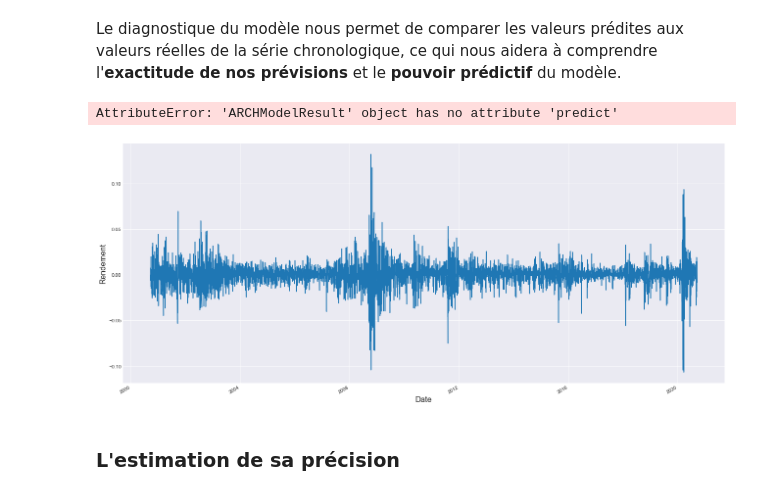
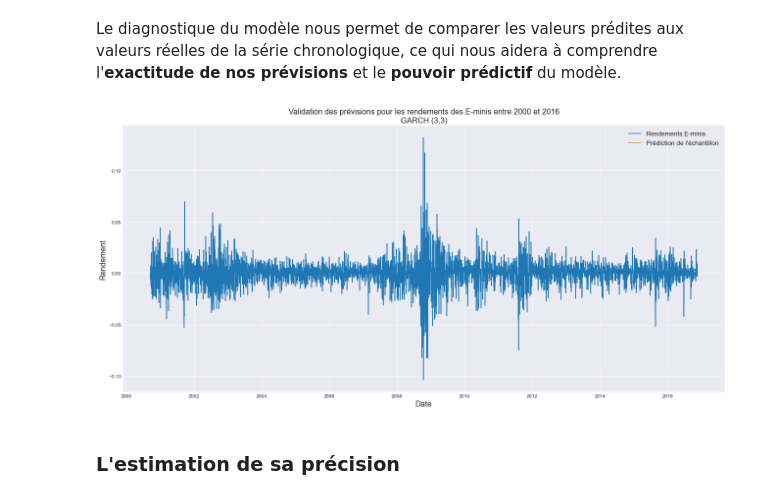
Before and after one commit to Lawisss/Helenos-Model, a Jupyter notebook: GARCH.ipynb, the cells around one changed output. Saved outputs shown, nothing was run; the diff lists cells and outputs as text; code cells hidden in the pictures.

Commit message:
GARCH Progression #3

```diff
--- a/GARCH.ipynb
+++ b/GARCH.ipynb
@@ -197,3 +192,17 @@ result = mdl.fit(update_freq=5, disp='off')
+# %%
+# Simulation GARCH et affichage modèle
+
+mdl = arch_model(TStraining, p=3, o=0, q=3, rescale=False)
+result = mdl.fit(update_freq=5, disp='off')
+
+# Building Dataframe for fitting GARCH model
+garch_df = pd.DataFrame(data["spx_ret"].shift(1).loc[data.index])
+garch_df.at[train_df.index, "spx_ret"] = train_df["spx_ret"]
+
+# Instantating the model with the full dataset, parameters and specifying the model to be a GARCH model
+mdl = arch_model(garch_df["spx_ret"][1:], p=3, q=3, vol ="GARCH")
+# Fitting the model on all the data just before the date specified in "last_obs" argument
+result = mdl.fit(last_obs=test_df.index[0], update_freq=5)
 # %%
 tsplot(result.resid, lags=30)
 # %% [output]
@@ -314,25 +323,28 @@ La p-value est de 3.782581158541961e-96. Le résidu ne semble pas normalement di
 # %% [markdown]
 Le diagnostique du modèle nous permet de comparer les valeurs prédites aux valeurs réelles de la série chronologique, ce qui nous aidera à comprendre l'**exactitude de nos prévisions** et le **pouvoir prédictif** du modèle.
 # %%
-# Configuration du graphique
+# Construction des données
+predictions_df = TStraining.copy()
+# Predictions
+predictions_df["Predictions"] = result.forecast().residual_variance.loc[TStraining.index]
 
-plt.style.use('seaborn-darkgrid')
-fig = plt.figure(figsize=(22,10))
-ax = plt.gca()
-graph = TS.plot(ax=ax, label='Rendements E-minis')
-graph.set_xlabel('Date', fontsize=16)
-graph.set_ylabel('Rendement', fontsize=16)
+# Dimensionnement
+plt.rcParams["figure.figsize"] = 22,10
 
 # Prévision de l'échantillon
+plt.plot(TStraining, label='Rendements E-minis')
+plt.plot(predictions_df["Predictions"], label='Prédiction de l\'échantillon')
 
-pred = result.predict(TStraining.index[0], TStraining.index[-1])
-pred.plot(ax=ax, style='r-', label='Prédiction de l\'échantillon')
+# Titre et axes
+plt.title('Validation des prévisions pour les rendements des E-minis entre 2000 et 2016\nGARCH (3,3)', fontsize=16)
+plt.xlabel('Date', fontsize=16)
+plt.ylabel('Rendement', fontsize=16)
 
-plt.title('Validation des prévisions pour les rendements des E-minis entre 2000 et 2016\nGARCH (3,3)', fontsize=16)
+# Affichage et légende
 plt.legend(loc='best', fontsize=13)
+plt.show()
 # %% [output]
-AttributeError: 'ARCHModelResult' object has no attribute 'predict'
-[figure, old version]
+[figure, new version]
 # %% [markdown]
 ### L'estimation de sa précision
 # %% [markdown]
```
Also changed, not shown: parts of 5 cells of this notebook.
